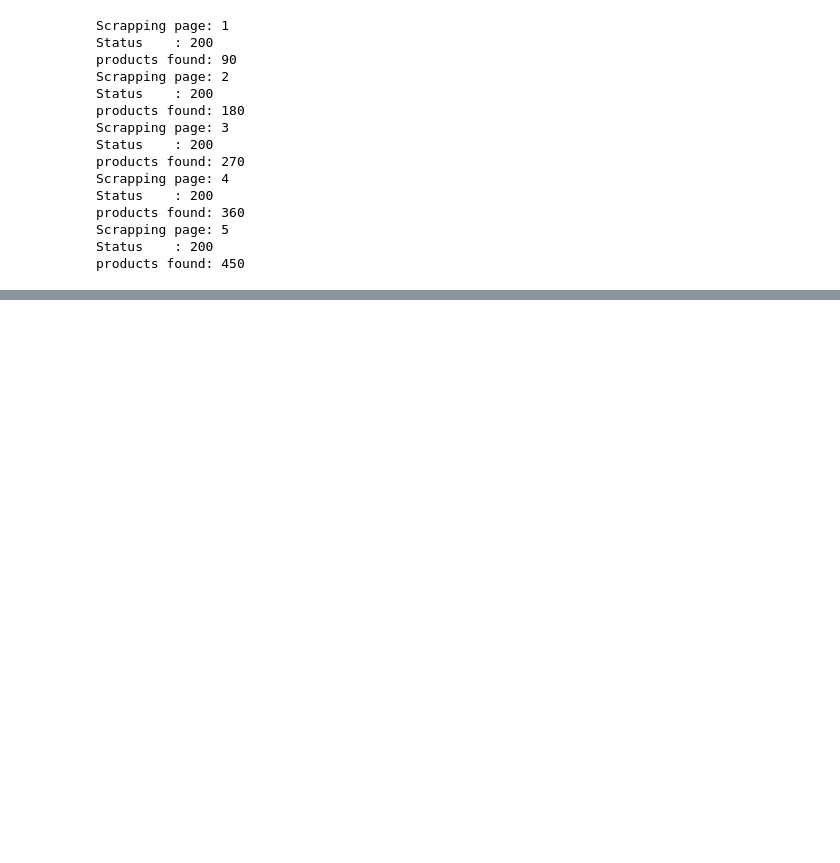
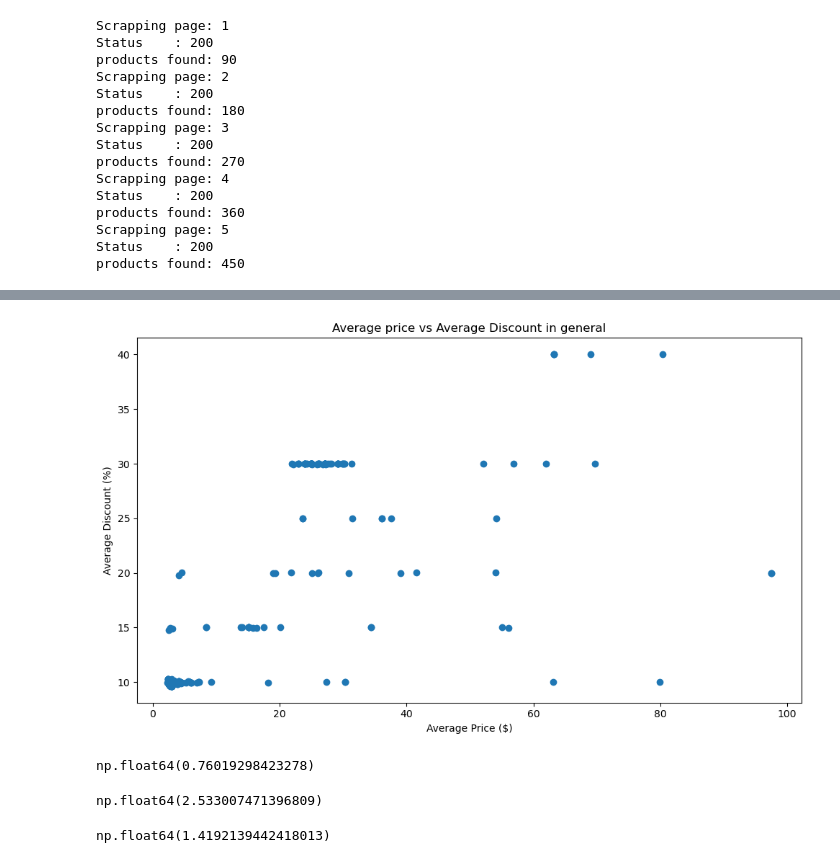
Before and after one commit to HawkWeldon/Soft_lab, a Jupyter notebook: Soft_lab_05/main.ipynb, the cells around one changed output, grey strips where cells are left out. Drawn from its saved outputs; the diff is of its cells as text; code cells hidden in the pictures; blank space fills up the shorter version.

```diff
--- a/Soft_lab_05/main.ipynb
+++ b/Soft_lab_05/main.ipynb
@@ -89,0 +204,26 @@ df.to_csv("meme_products.csv",index=False,encoding="utf-8-sig")
+# %%
+plt.figure(figsize=(10,6))
+
+plt.scatter(df["original price"], df["discount %"])
+
+plt.xlabel("Average Price ($)")
+plt.ylabel("Average Discount (%)")
+plt.title("Average price vs Average Discount in general")
+
+plt.tight_layout()
+plt.show()
+# %% [output]
+[figure, added]
+# %%
+correlation = df['original price'].corr(df['discount %'])
+correlation
+# %% [output]
+np.float64(0.76019298423278)
+# %%
+df["original price"].skew()
+# %% [output]
+np.float64(2.533007471396809)
+# %%
+df["discount %"].skew()
+# %% [output]
+np.float64(1.4192139442418013)
```
Also changed, not shown: parts of 19 cells of this notebook, 2 other files.
